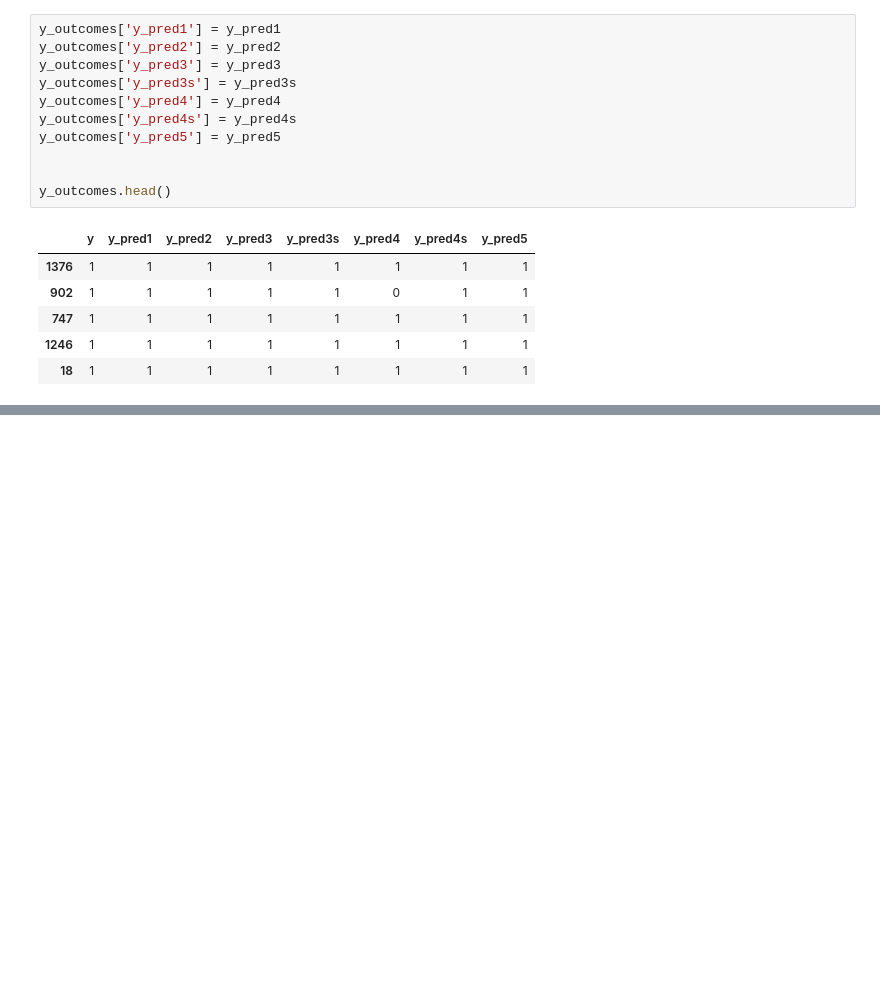
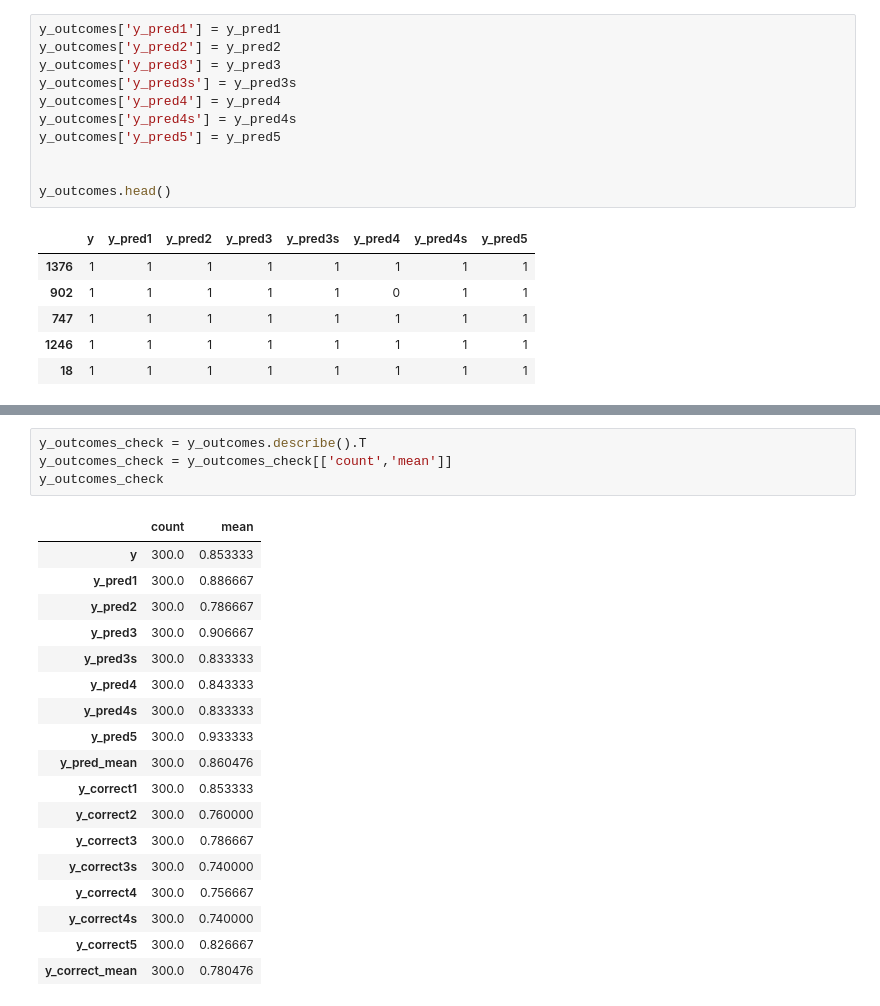
Before and after one commit to kjeliasen/codeup_class_challenges, a Jupyter notebook: 20191216_ClassificationWarmup/ClassificationWarmup.ipynb, the cells around one changed output, grey strips where cells are left out. Saved outputs shown, nothing was run; the diff lists cells and outputs as text; blank space fills up the shorter version.

```diff
--- a/20191216_ClassificationWarmup/ClassificationWarmup.ipynb
+++ b/20191216_ClassificationWarmup/ClassificationWarmup.ipynb
@@ -384,0 +428,23 @@ y_outcomes.head(15)
+# %%
+y_outcomes_check = y_outcomes.describe().T
+y_outcomes_check = y_outcomes_check[['count','mean']]
+y_outcomes_check
+# %% [output]
+|  | count | mean |
+| y | 300.0 | 0.853333 |
+| y_pred1 | 300.0 | 0.886667 |
+| y_pred2 | 300.0 | 0.786667 |
+| y_pred3 | 300.0 | 0.906667 |
+| y_pred3s | 300.0 | 0.833333 |
+| y_pred4 | 300.0 | 0.843333 |
+| y_pred4s | 300.0 | 0.833333 |
+| y_pred5 | 300.0 | 0.933333 |
+| y_pred_mean | 300.0 | 0.860476 |
+| y_correct1 | 300.0 | 0.853333 |
+| y_correct2 | 300.0 | 0.760000 |
+| y_correct3 | 300.0 | 0.786667 |
+| y_correct3s | 300.0 | 0.740000 |
+| y_correct4 | 300.0 | 0.756667 |
+| y_correct4s | 300.0 | 0.740000 |
+| y_correct5 | 300.0 | 0.826667 |
+| y_correct_mean | 300.0 | 0.780476 |
```
Also changed, not shown: parts of 3 cells of this notebook, 1 other file.
